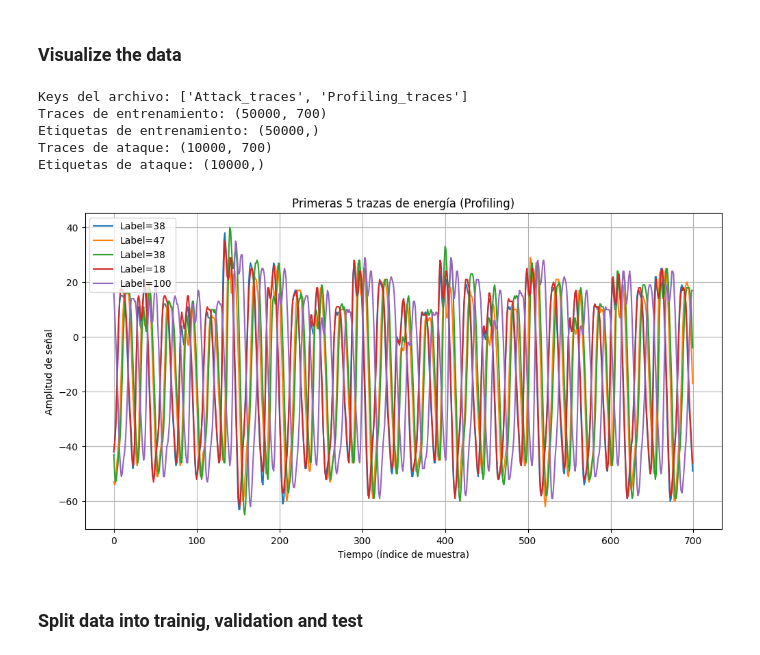
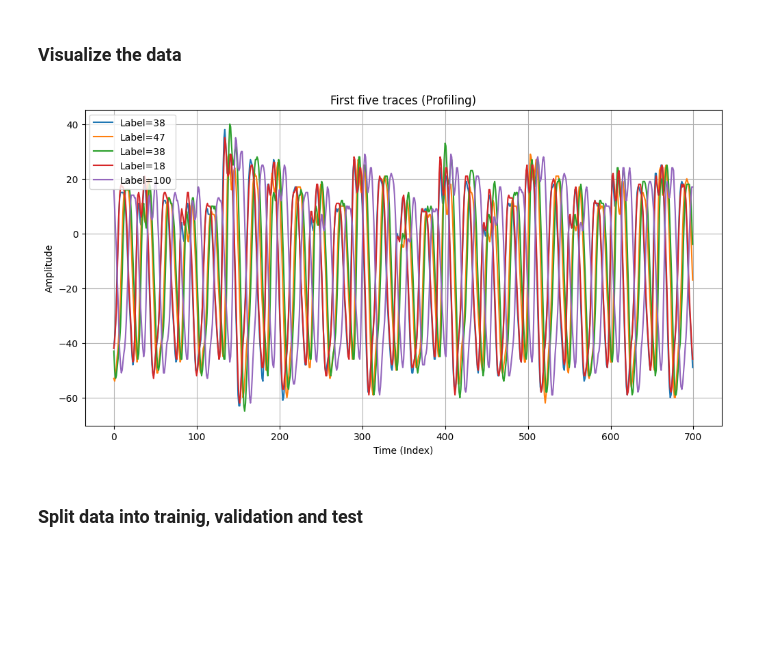
Before and after one commit to ricardo020202/SCA, a Jupyter notebook: SCA.ipynb, the cells around one changed output. Cells and saved outputs as stored; diff of their text form; code cells hidden in the pictures; blank space fills up the shorter version.

```diff
--- a/SCA.ipynb
+++ b/SCA.ipynb
@@ -32,43 +32,23 @@ def load_ascad(file_path):
 # %% [markdown]
 <h3>Visualize the data</h3>
 # %%
-with h5py.File(filename, 'r') as f:
-    print("Keys del archivo:", list(f.keys()))
-
-    traces = f['Profiling_traces/traces']
-    labels = f['Profiling_traces/labels']
-    traces = np.array(traces[:])
-    labels = np.array(labels[:])
-
-    X_train = np.array(f['Profiling_traces/traces'])
-    Y_train = np.array(f['Profiling_traces/labels'])
-    X_val = np.array(f['Attack_traces/traces'])
-    Y_val = np.array(f['Attack_traces/labels'])
-
-    print("Traces de entrenamiento:", X_train.shape)
-    print("Etiquetas de entrenamiento:", Y_train.shape)
-    print("Traces de ataque:", X_val.shape)
-    print("Etiquetas de ataque:", Y_val.shape)
+(X_profiling, Y_profiling), (X_attack, Y_attack), plaintexts_attack, key = load_ascad(filename)
+X_train, X_val, Y_train, Y_val = train_test_split(X_profiling, Y_profiling, test_size=0.1, random_state=42)
 
 num_traces_to_plot = 5
 
 plt.figure(figsize=(12, 6))
 for i in range(num_traces_to_plot):
-    plt.plot(traces[i], label=f"Label={labels[i]}")
+    plt.plot(X_profiling[i], label=f"Label={Y_profiling[i]}")
 
-plt.title("Primeras 5 trazas de energía (Profiling)")
-plt.xlabel("Tiempo (índice de muestra)")
-plt.ylabel("Amplitud de señal")
+plt.title("First five traces (Profiling)")
+plt.xlabel("Time (Index)")
+plt.ylabel("Amplitude")
 plt.legend()
 plt.grid(True)
 plt.show()
 # %% [output]
-Keys del archivo: ['Attack_traces', 'Profiling_traces']
-Traces de entrenamiento: (50000, 700)
-Etiquetas de entrenamiento: (50000,)
-Traces de ataque: (10000, 700)
-Etiquetas de ataque: (10000,)
-[figure, old version]
+[figure, new version]
 # %% [markdown]
 <h3>Split data into trainig, validation and test</h3>
 # %%
```
Also changed, not shown: parts of 4 cells of this notebook, 6 other files.
